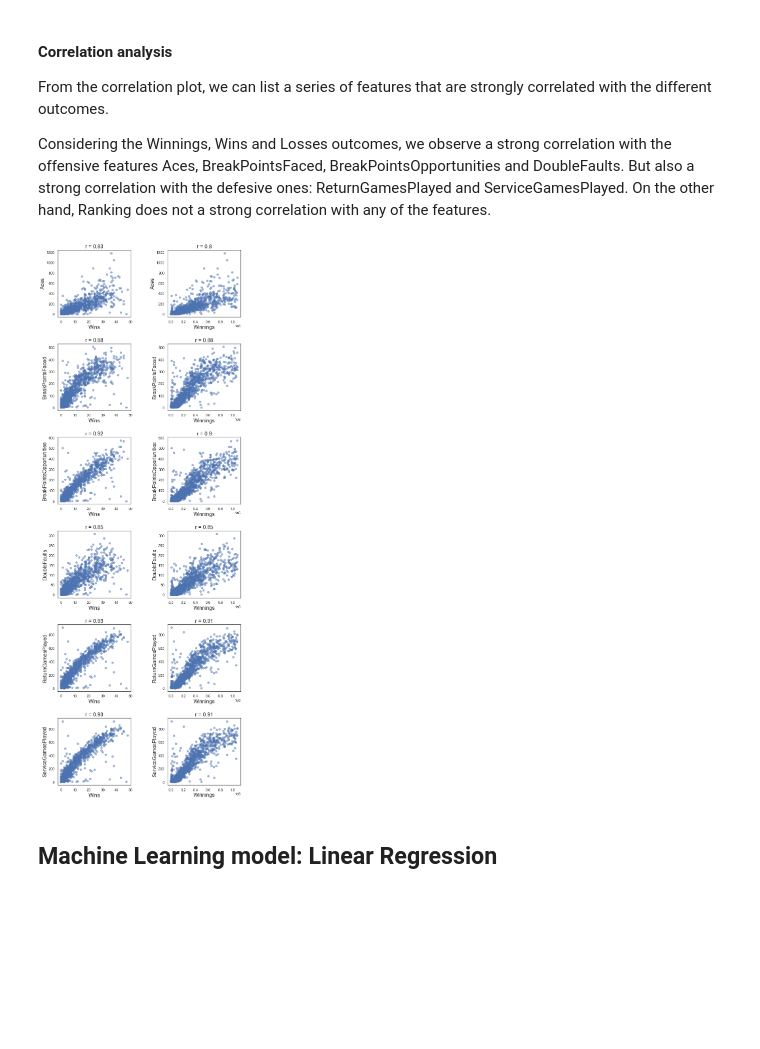
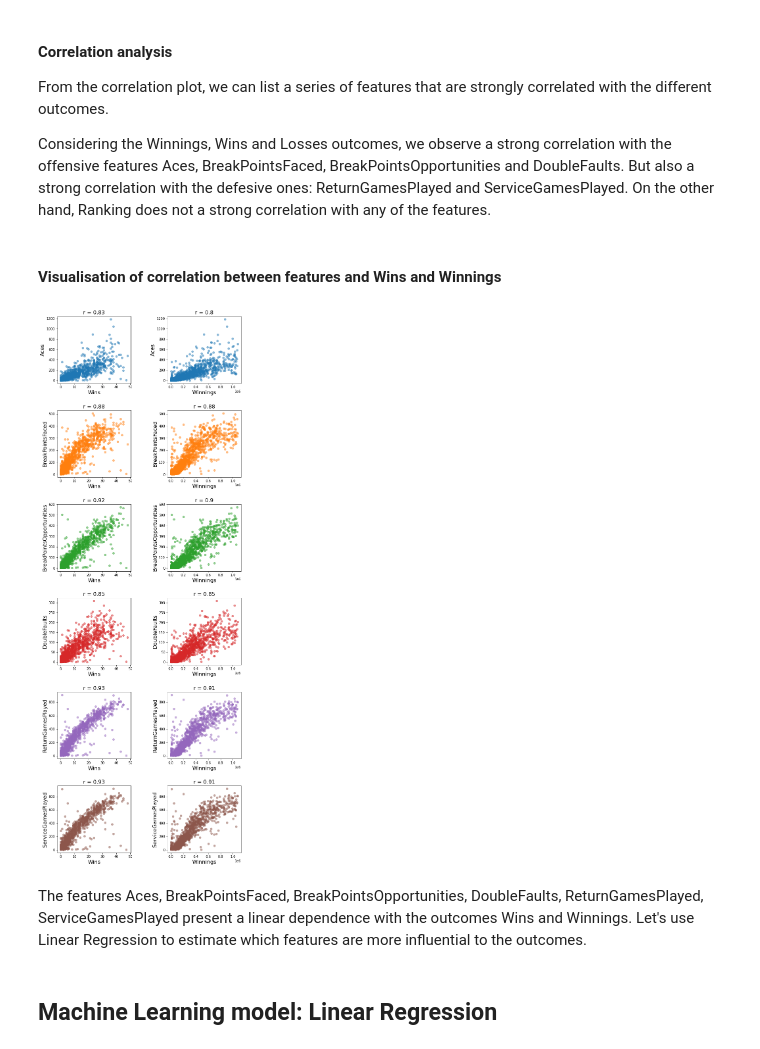
Before and after one commit to anabarbararc/tennisace, a Jupyter notebook: tennis_ace.ipynb, the cells around one changed output. Saved outputs shown, nothing was run; the diff lists cells and outputs as text; code cells hidden in the pictures; blank space fills up the shorter version.

```diff
--- a/tennis_ace.ipynb
+++ b/tennis_ace.ipynb
@@ -135,20 +133,25 @@ outcomes = ['Wins','Winnings']
+# %% [markdown]
+#### Visualisation of correlation between features and Wins and Winnings
 # %%
 plt.figure(figsize=(10, 30))
 plt.subplots_adjust(wspace=0.5, hspace=0.4)
-
+c = [f'C{i}' for i in range(6)]
 for i in range(len(features)):
+    color = c[i]
     for j in range(len(outcomes)):
         plt.subplot(len(features), len(outcomes), 1+i*len(outcomes)+j)
-        plt.scatter(df[outcomes[j]], df[features[i]], alpha=0.5)
+        plt.scatter(df[outcomes[j]], df[features[i]], alpha=0.5, color=color)
         plt.xlabel(outcomes[j], fontsize=16)
         plt.ylabel(features[i], fontsize=16)
         plt.title(f'r = {round(df[features[i]].corr(df[outcomes[j]]),2)}', fontsize=16)
 
 plt.savefig('features_vs_outcomes.png')
 plt.show()
 plt.close()
 # %% [output]
-[figure, old version]
+[figure, new version]
+# %% [markdown]
+The features Aces, BreakPointsFaced, BreakPointsOpportunities, DoubleFaults, ReturnGamesPlayed, ServiceGamesPlayed present a linear dependence with the outcomes Wins and Winnings. Let's use Linear Regression to estimate which features are more influential to the outcomes.
 # %% [markdown]
 ## Machine Learning model: Linear Regression
 # %% [markdown]
```
Also changed, not shown: parts of 11 cells of this notebook.
